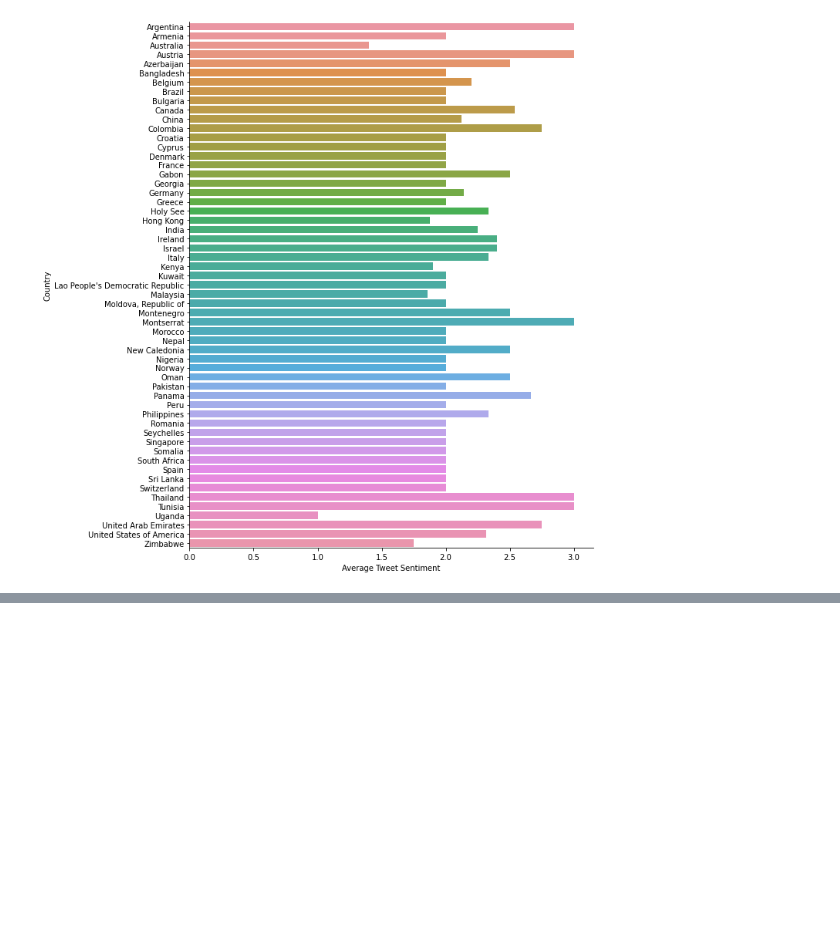
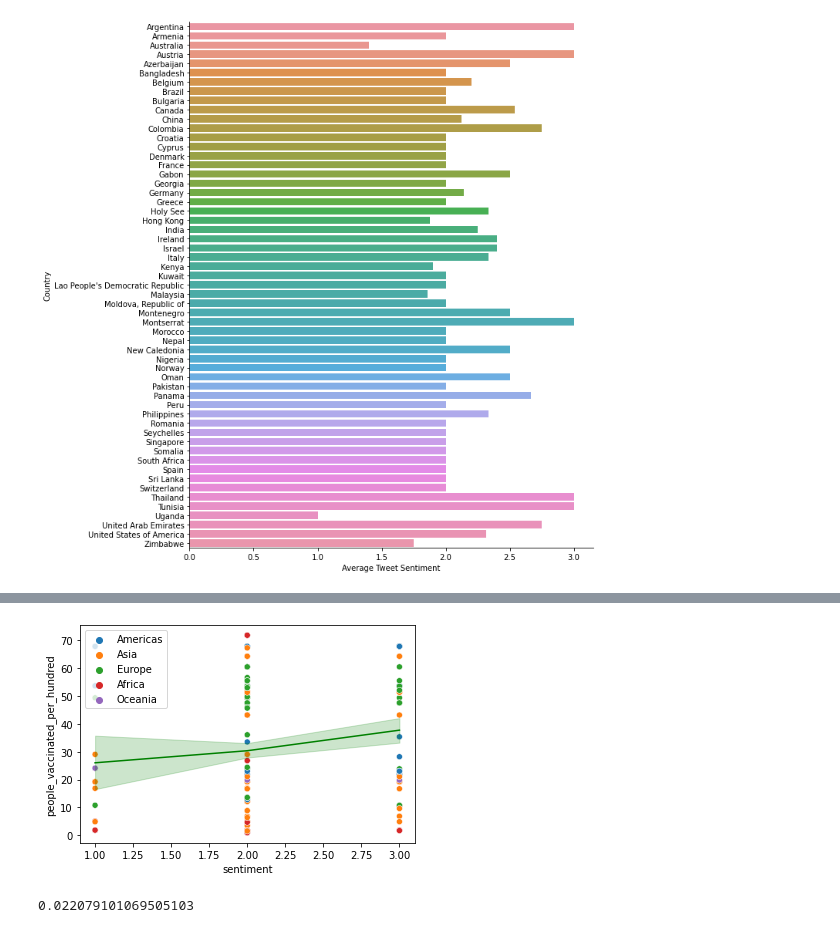
Before and after one commit to naogao/cs216-project, a Jupyter notebook: Logistic Model.ipynb, the cells around one changed output, grey strips where cells are left out. Cells and saved outputs as stored; diff of their text form; code cells hidden in the pictures; blank space fills up the shorter version.

```diff
--- a/Logistic Model.ipynb
+++ b/Logistic Model.ipynb
@@ -227,0 +231,14 @@ p2 = sns.lineplot(data=serDf, x=serDf['sentiment'], y = serDf['people_vaccinated
+# %%
+p3 = sns.scatterplot(x=tweet_vax['sentiment'], y = tweet_vax['people_vaccinated_per_hundred'], hue=tweet_vax['region'])
+p4 = sns.lineplot(data=tweet_vax, x=tweet_vax['sentiment'], y = tweet_vax['people_vaccinated_per_hundred'], color='g')
+# %% [output]
+[figure, added]
+# %%
+grouped = tweet_vax.groupby('iso_code').agg({'sentiment':'mean', 'people_vaccinated_per_hundred':'mean'})
+correlation_matrix = np.corrcoef(grouped['sentiment'].values, grouped['people_vaccinated_per_hundred'].values)
+correlation_xy = correlation_matrix[0,1]
+r_squared = correlation_xy**2
+
+print(r_squared)
+# %% [output]
+0.022079101069505103
```
Also changed, not shown: parts of 2 cells of this notebook.
